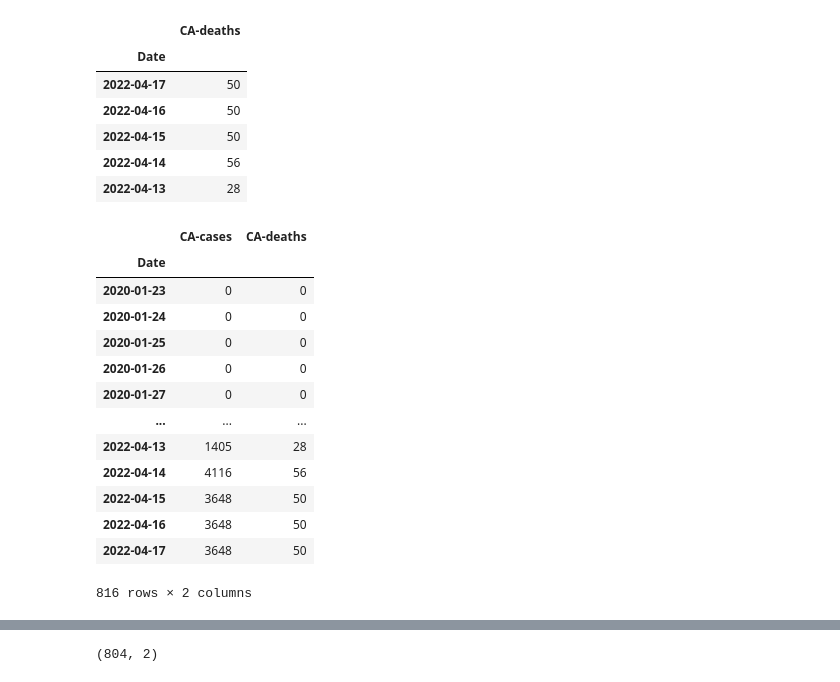
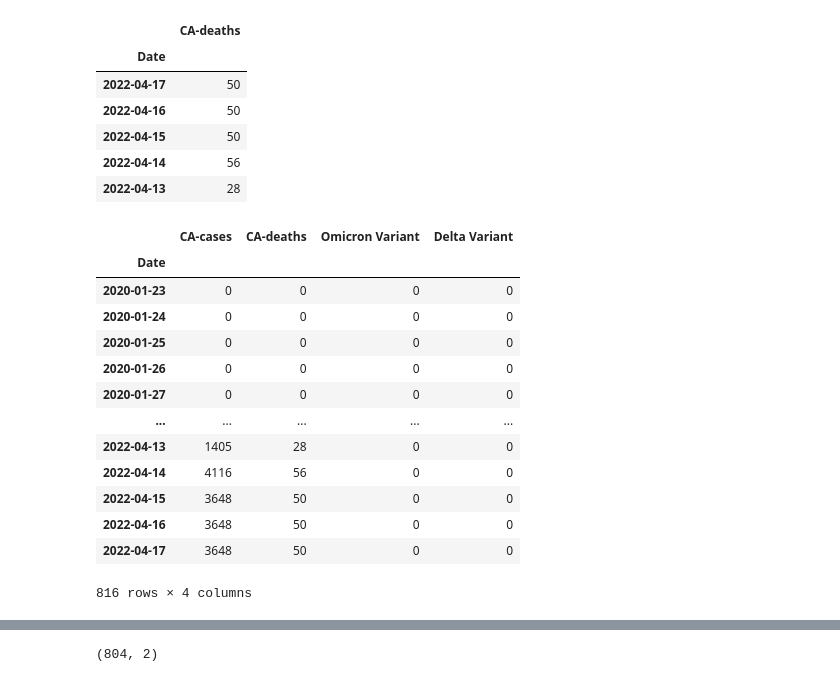
Before and after one commit to shivavsrivastava/Covid19_Visualization, a Jupyter notebook: Covid19_Visualization.ipynb, the cells around one changed output, grey strips where cells are left out. Drawn from its saved outputs; the diff is of its cells as text; code cells hidden in the pictures.

```diff
--- a/Covid19_Visualization.ipynb
+++ b/Covid19_Visualization.ipynb
@@ -232,23 +232,30 @@ ca_deaths.head()
 # %%
 # Merge the 2 ca_cases and ca_deaths tables
 ca_df = ca_cases.join(ca_deaths)
 ca_df = ca_df.sort_index()
+# Start a column for Omicron variant
+ca_df['Omicron Variant'] = 0
+ca_df.loc['2021-11-22', 'Omicron Variant'] = 130000
+
+# Start a column for Delta variant
+ca_df['Delta Variant'] = 0
+ca_df.loc['2021-4-15', 'Delta Variant'] = 130000
 ca_df
 # %% [output]
-|  | CA-cases | CA-deaths |
-| Date |  |  |
-| 2020-01-23 | 0 | 0 |
-| 2020-01-24 | 0 | 0 |
-| 2020-01-25 | 0 | 0 |
-| 2020-01-26 | 0 | 0 |
-| 2020-01-27 | 0 | 0 |
-| ... | ... | ... |
-| 2022-04-13 | 1405 | 28 |
-| 2022-04-14 | 4116 | 56 |
-| 2022-04-15 | 3648 | 50 |
-| 2022-04-16 | 3648 | 50 |
-| 2022-04-17 | 3648 | 50 |
+|  | CA-cases | CA-deaths | Omicron Variant | Delta Variant |
+| Date |  |  |  |  |
+| 2020-01-23 | 0 | 0 | 0 | 0 |
+| 2020-01-24 | 0 | 0 | 0 | 0 |
+| 2020-01-25 | 0 | 0 | 0 | 0 |
+| 2020-01-26 | 0 | 0 | 0 | 0 |
+| 2020-01-27 | 0 | 0 | 0 | 0 |
+| ... | ... | ... | ... | ... |
+| 2022-04-13 | 1405 | 28 | 0 | 0 |
+| 2022-04-14 | 4116 | 56 | 0 | 0 |
+| 2022-04-15 | 3648 | 50 | 0 | 0 |
+| 2022-04-16 | 3648 | 50 | 0 | 0 |
+| 2022-04-17 | 3648 | 50 | 0 | 0 |
-816 rows × 2 columns
+816 rows × 4 columns
 # %%
 ca_df["DateString"] = ca_df.index.strftime("%Y-%m-%d")
 ca_df.plot_bokeh(kind='bar',
```
Also changed, not shown: parts of 15 cells of this notebook, 1 other file.
